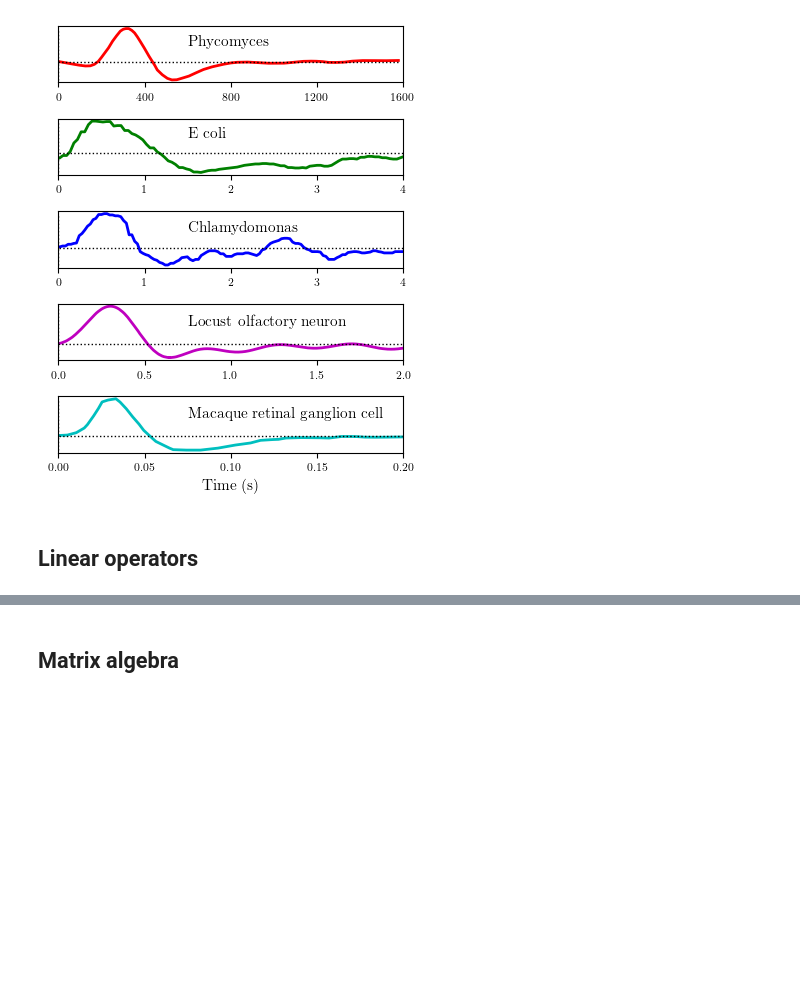
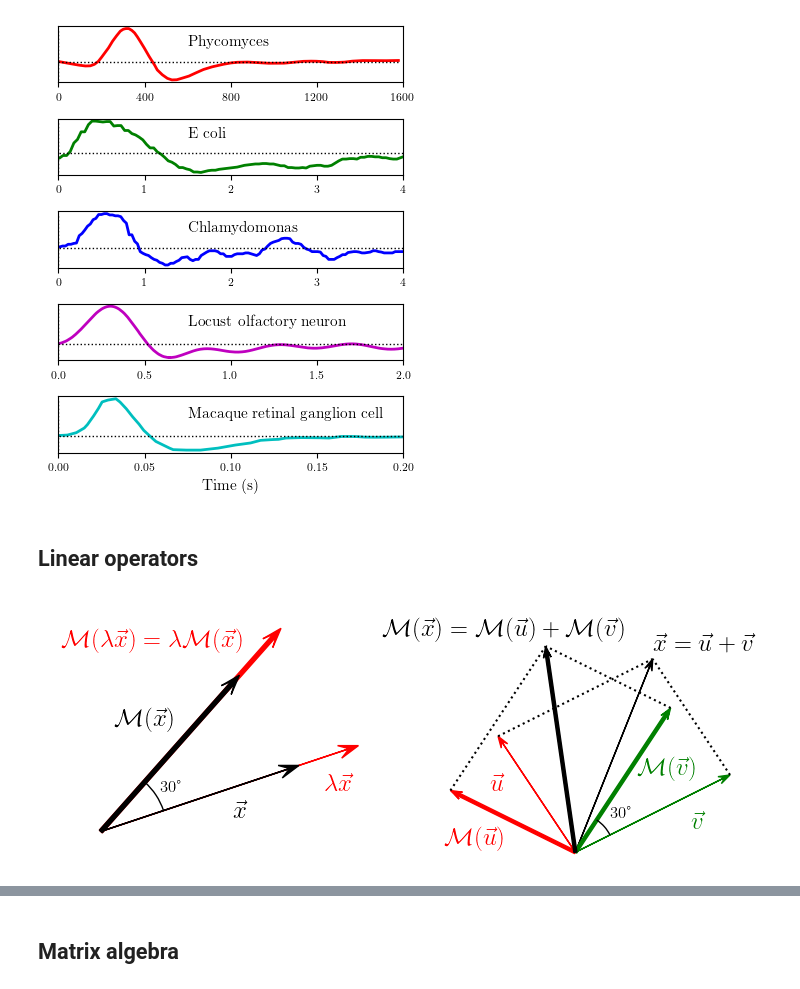
Before and after one commit to markusmeister/MIB-Public, a Jupyter notebook: Figures_Ch_2.ipynb, the cells around one changed output, grey strips where cells are left out. Cells and saved outputs as stored; diff of their text form; code cells hidden in the pictures; blank space fills up the shorter version.

```diff
--- a/Figures_Ch_2.ipynb
+++ b/Figures_Ch_2.ipynb
@@ -244,7 +241,0 @@ Can access files in a public Github repo using `raw.githubusercontent.com`.
-# %%
-# CSV using pandas
-import pandas as pd
-
-url = "https://raw.githubusercontent.com/markusmeister/MIB-Public/master/data/test.csv"
-c = pd.read_csv(url)
-c
@@ -253,10 +241,0 @@ c
-# %%
-# pickle file
-import pickle
-import requests
-
-url = "https://raw.githubusercontent.com/markusmeister/MIB-Public/master/data/test.pkl"
-response = requests.get(url)
-# response.raise_for_status()  # Raise an exception for bad status codes
-data = pickle.loads(response.content)
-print(data)
@@ -332,9 +309,9 @@ def plot0(ax):
             overhang=0.5,color='black')
     ax.arrow(0,0,Mx[0],Mx[1],width=0.03,length_includes_head=True,head_width=0.1,
             overhang=0.5,color='black')
-    ax.add_patch(Arc((0,0),1,1,0,
-                     np.arctan(x[1]/x[0])*180/np.pi,
-                     np.arctan(Mx[1]/Mx[0])*180/np.pi,
+    ax.add_patch(Arc((0,0),1,1, angle=0,
+                     theta1=np.arctan(x[1]/x[0])*180/np.pi,
+                     theta2=np.arctan(Mx[1]/Mx[0])*180/np.pi,
                      linewidth=1, color='black')) # draw arc
     ax.text(0.45,0.3,'{:.0f}°'.format(an),fontsize=12)
     ax.text(1.,0.1,r'$\vec x$',fontsize=18)
@@ -367,36 +344,38 @@ def plot1(ax):
             overhang=0.5,color='black')
     ax.arrow(0,0,Mu[0],Mu[1],width=0.04,length_includes_head=True,head_width=0.1,
             overhang=0.5,color='red')
     ax.arrow(0,0,Mv[0],Mv[1],width=0.04,length_includes_head=True,head_width=0.1,
             overhang=0.5,color='green')
     ax.arrow(0,0,Mx[0],Mx[1],width=0.04,length_includes_head=True,head_width=0.1,
             overhang=0.5,color='black')
     ax.plot([u[0],x[0]],[u[1],x[1]],'k:')
     ax.plot([v[0],x[0]],[v[1],x[1]],'k:')
     ax.plot([Mu[0],Mx[0]],[Mu[1],Mx[1]],'k:')
     ax.plot([Mv[0],Mx[0]],[Mv[1],Mx[1]],'k:')
-    ax.add_patch(Arc((0,0),1,1,0,
-                     np.arctan(v[1]/v[0])*180/np.pi,
-                     np.arctan(Mv[1]/Mv[0])*180/np.pi,
+    ax.add_patch(Arc((0,0),1,1, angle=0,
+                     theta1=np.arctan(v[1]/v[0])*180/np.pi,
+                     theta2=np.arctan(Mv[1]/Mv[0])*180/np.pi,
                      linewidth=1, color='black')) # draw arc
     ax.text(0.45,0.45,'{:.0f}°'.format(an),fontsize=12)
     ax.text(1.,2.6,r'$\vec x = \vec u + \vec v$',fontsize=18)
     ax.text(1.5,0.3,r'$\vec v$',fontsize=18,color='green')
     ax.text(-1.1,0.8,r'$\vec u$',fontsize=18,color='red')
     ax.text(0.8,1.0,r'$\mathcal{M}(\vec v)$',fontsize=18,color='green')
     ax.text(-1.7,.1,r'$\mathcal{M}(\vec u)$',fontsize=18,color='red')
     ax.text(-2.5,2.8,r'$\mathcal{M}(\vec x) = \mathcal{M}(\vec u) + \mathcal{M}(\vec v)$',fontsize=18,color='black')
     ax.set_xlim((-1.9,2.2))
     ax.set_ylim((-0.1,3.2))
     ax.set_aspect('equal')
     ax.axis('off')
 #     plt.show()
 
 fig,ax=plt.subplots(1,2,figsize=(9,4))
 plot0(ax[0])
 plot1(ax[1])
 if Save:
     fig.savefig(str(savedir / 'rotation-arrows-30deg.pdf'), dpi=600, format='pdf', bbox_inches='tight');
+# %% [output]
+[figure, added]
 # %%
 # mnemonic matrix * vector
 # import matplotlib.pyplot as plt
```
Also changed, not shown: parts of 12 cells of this notebook, 8 other files.
